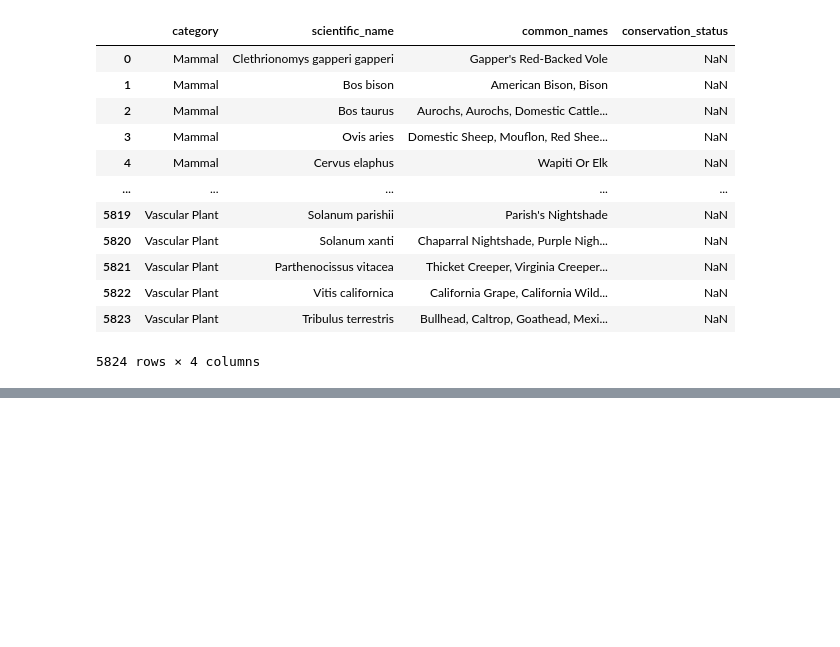
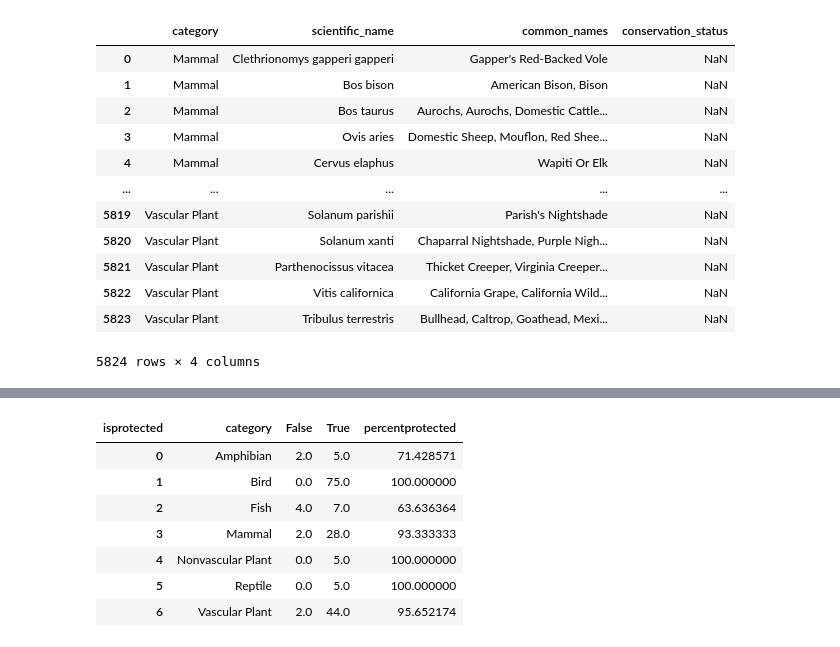
Before and after one commit to Opexobov/BioNatPark, a Jupyter notebook: biodiversity.ipynb, the cells around one changed output, grey strips where cells are left out. Drawn from its saved outputs; the diff is of its cells as text; code cells hidden in the pictures; blank space fills up the shorter version.

```diff
--- a/biodiversity.ipynb
+++ b/biodiversity.ipynb
@@ -45,0 +80,4 @@ species
+# %%
+species['isprotected'] = species['conservation_status'] != 'Threatened'
+# %%
+df = species.groupby(['category', 'isprotected']).scientific_name.nunique().unstack().reset_index()
@@ -45,0 +95,13 @@ species
+# %%
+df.fillna(0, inplace=True)
+df['percentprotected'] = df[True]  / (df[False] + df[True]) * 100
+df
+# %% [output]
+| isprotected | category | False | True | percentprotected |
+| 0 | Amphibian | 2.0 | 5.0 | 71.428571 |
+| 1 | Bird | 0.0 | 75.0 | 100.000000 |
+| 2 | Fish | 4.0 | 7.0 | 63.636364 |
+| 3 | Mammal | 2.0 | 28.0 | 93.333333 |
+| 4 | Nonvascular Plant | 0.0 | 5.0 | 100.000000 |
+| 5 | Reptile | 0.0 | 5.0 | 100.000000 |
+| 6 | Vascular Plant | 2.0 | 44.0 | 95.652174 |
```
Also changed, not shown: parts of 6 cells of this notebook.
